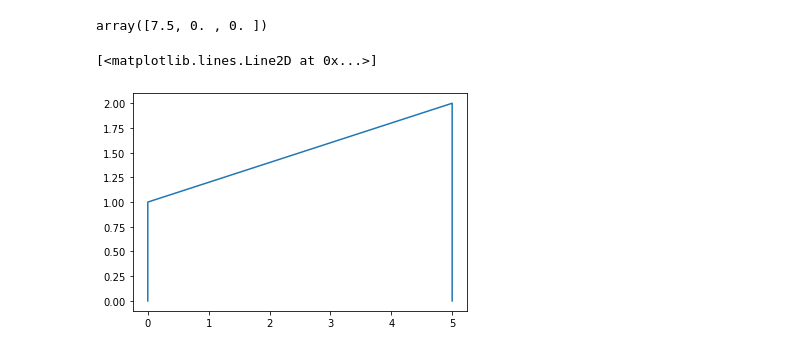
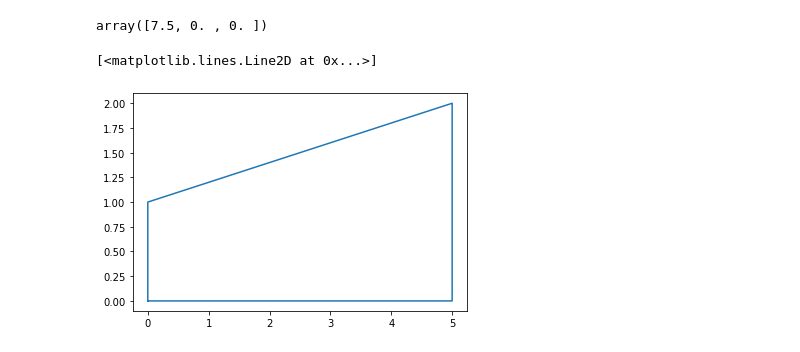
Before and after one commit to dmkeijzer/RBDOWigeon-paper, a Jupyter notebook: structures/NewBox.ipynb, the cells around one changed output. Drawn from its saved outputs; the diff is of its cells as text; code cells hidden in the pictures.

```diff
--- a/structures/NewBox.ipynb
+++ b/structures/NewBox.ipynb
@@ -177,7 +182,7 @@ DistributedMoment(values=[[1, 0, 0], [2, 0, 0]], positions=[0, 5]).moment()
 # %% [output]
 array([7.5, 0. , 0. ])
 # %%
-plt.plot([0, 0, 5, 5], [0, 1, 2, 0])
+plt.plot([0, 0, 5, 5, 0], [0, 1, 2, 0, 0])
 # %% [output]
 [<matplotlib.lines.Line2D at 0x...>]
-[figure, old version]
+[figure, new version]
```
Also changed, not shown: parts of 2 cells of this notebook.
